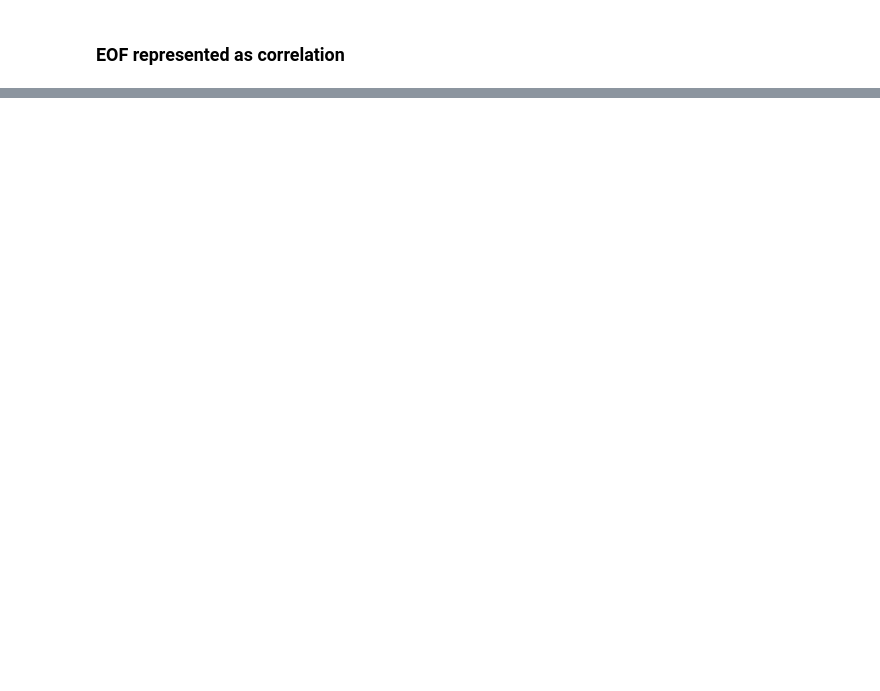
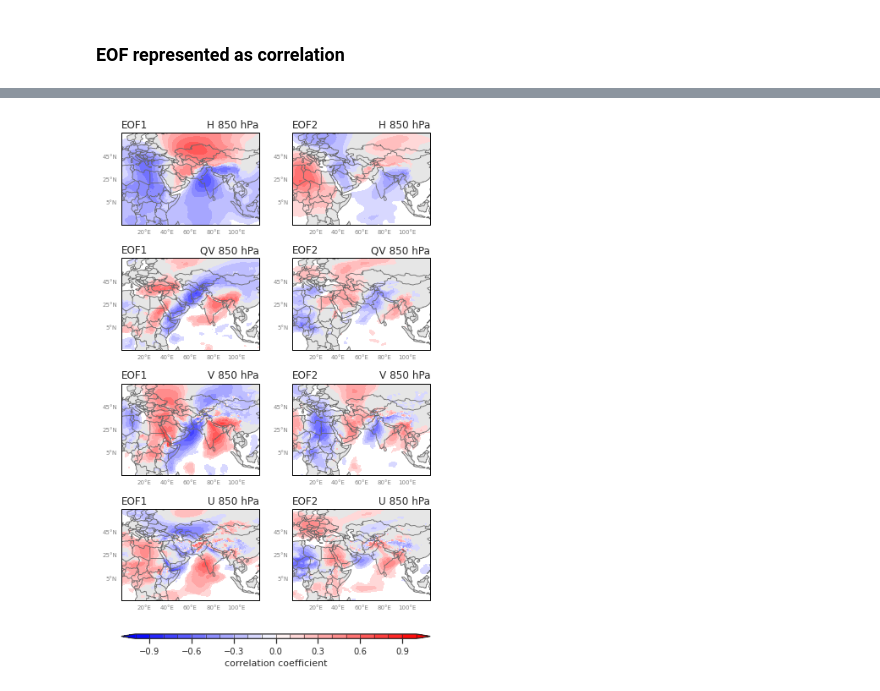
Before and after one commit to dlnash/AR_types, a Jupyter notebook: analysis/eof_multi_variate.ipynb, the cells around one changed output, grey strips where cells are left out. Cells and saved outputs as stored; diff of their text form; code cells hidden in the pictures; blank space fills up the shorter version.

```diff
--- a/analysis/eof_multi_variate.ipynb
+++ b/analysis/eof_multi_variate.ipynb
@@ -954,32 +758,38 @@ axgr = AxesGrid(fig,
                 111,
                 axes_class=axes_class,
                 nrows_ncols=(nrows, ncols),
                 axes_pad = 0.55,
                 cbar_location='bottom',
                 cbar_mode='single',
                 cbar_pad=0.0,
                 cbar_size='2.5%',
                 label_mode='')
 
 # Loop for drawing each plot
 for k, ax in enumerate(axgr):
     ax = draw_basemap(ax, extent=[lonmin,lonmax,latmin,latmax], xticks=dx, yticks=dy)
-
+    var_plot = var_label[k]
+    neof = next(pool2)
+#     data = ds_cor[var_plot].sel(level=850., pcs=neof).where(np.abs(ds_pval[var_plot].sel(level=850., pcs=neof))<=0.05)
+    data = ds_cor[var_plot].sel(level=850., pcs=neof).where(np.abs(ds_tstat[var_plot].sel(level=850., pcs=neof))>=1.96)
+#     data = ds_cor[var_plot].sel(level=850., pcs=neof)
     # Add contour fill plot for correlation maps
     clevs = np.arange(-1,1.1,0.1)
-    cf = ax.contourf(lons, lats, data2[k,:,:], transform=datacrs,
+    cf = ax.contourf(lons, lats, data, transform=datacrs,
                      levels=clevs,
                      cmap="bwr", extend='both')
 
     # subtitles
     ax.set_title(eof_label[k], loc='left', fontsize=12)
     ax.set_title(var_label[k]+' 850 hPa', loc='right', fontsize=12)
 
 # single colorbar
 cb = fig.colorbar(cf, axgr.cbar_axes[0], orientation='horizontal', drawedges=True)
 cb.set_label('correlation coefficient', fontsize=11)
 cb.ax.tick_params(labelsize=10)
 
 # Display figure
 plt.savefig(filepath, dpi=200, bbox_inches='tight')
 plt.show()
+# %% [output]
+[figure, added]
```
Also changed, not shown: parts of 21 cells of this notebook, 1 other file.
